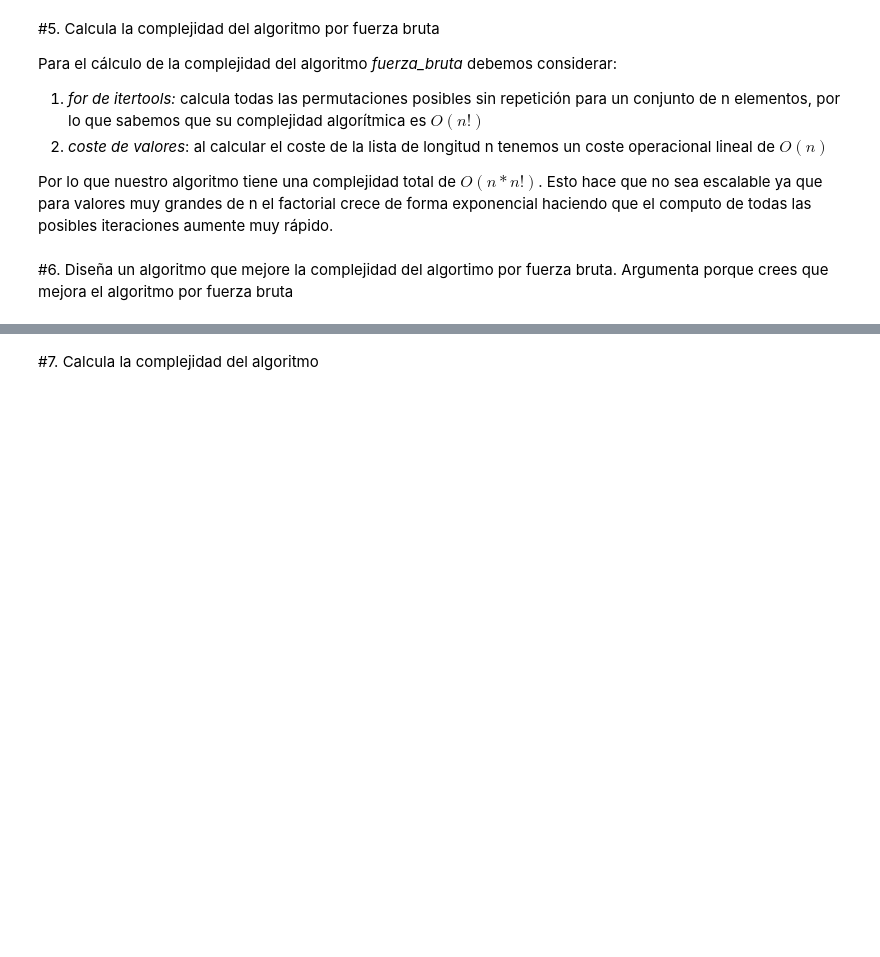
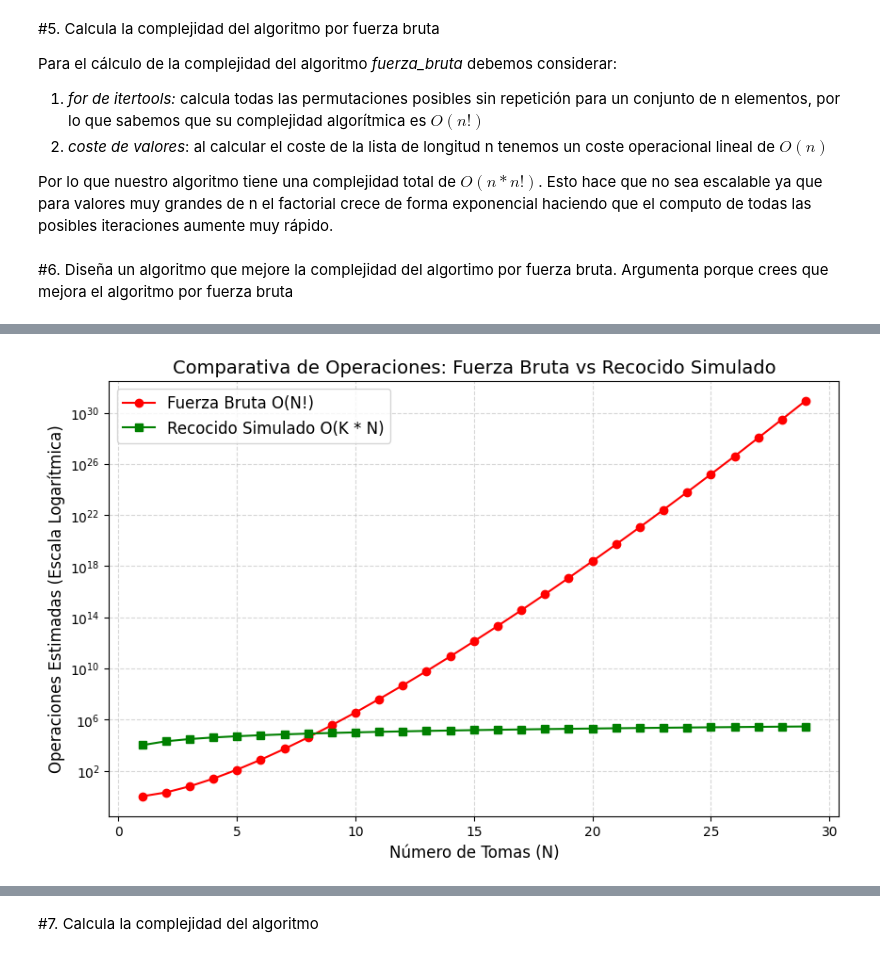
Before and after one commit to ramari96/Algoritmos_de_optimizacion_2026, a Jupyter notebook: Seminario/Seminario_Algoritmos.ipynb, the cells around one changed output, grey strips where cells are left out. Cells and saved outputs as stored; diff of their text form; code cells hidden in the pictures; blank space fills up the shorter version.

```diff
--- a/Seminario/Seminario_Algoritmos.ipynb
+++ b/Seminario/Seminario_Algoritmos.ipynb
@@ -86,3 +94,33 @@ import math
+# %%
+# Funciones que se usan a lo largo del cocumento que se colocan aquí para que la lectura sea más fluída
+
+def generar_grafico_comparativo():
+  tomas_n = list(range(1, 30))
+
+  # Calculamos las operaciones de la Fuerza Bruta: O(N!)
+  ops_fuerza_bruta = [math.factorial(n) for n in tomas_n]
+
+  # Calculamos las operaciones del Recocido Simulado: O(K * N)
+  # Supongamos que fijamos K (iteraciones) en 10.000
+  K = 10000
+  ops_recocido = [K * n for n in tomas_n]
+
+  # Gráfica del coste de fuerza bruta vs recocido
+  plt.figure(figsize=(10, 6))
+  plt.plot(tomas_n, ops_fuerza_bruta, label='Fuerza Bruta O(N!)', color='red', marker='o')
+  plt.plot(tomas_n, ops_recocido, label='Recocido Simulado O(K * N)', color='green', marker='s')
+
+  # Usamos escala logarítmica en el eje Y porque la fuerza bruta crece tan rápido que si usamos escala normal, la línea verde parecería plana en 0 y la roja se saldría de la pantalla enseguida.
+  plt.yscale('log')
+
+  # Etiquetas
+  plt.title('Comparativa de Operaciones: Fuerza Bruta vs Recocido Simulado', fontsize=14)
+  plt.xlabel('Número de Tomas (N)', fontsize=12)
+  plt.ylabel('Operaciones Estimadas (Escala Logarítmica)', fontsize=12)
+  plt.legend(fontsize=12)
+  plt.grid(True, which="both", ls="--", alpha=0.5)
+
+  plt.show()
 # %%
 # Aquí se carga la matriz dada como un dataset de pandas
 
@@ -204,3 +246,7 @@ Creemos firmemente que este algoritmo mejora a la fuerza bruta por los siguiente
+# %%
+generar_grafico_comparativo()
+# %% [output]
+[figure, added]
 # %%
 def generar_vecino(solucion):
     vecino = solucion[:]
```
Also changed, not shown: parts of 11 cells of this notebook.
